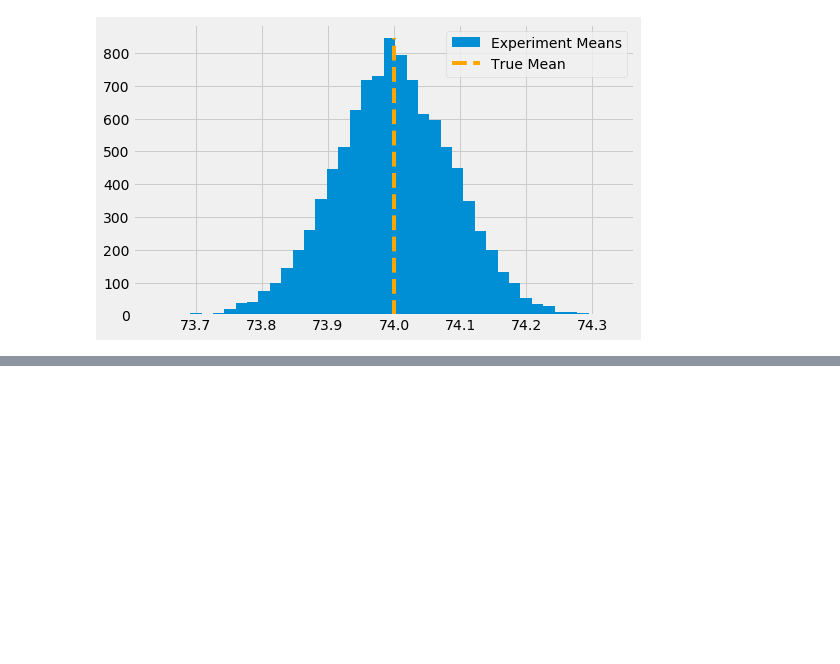
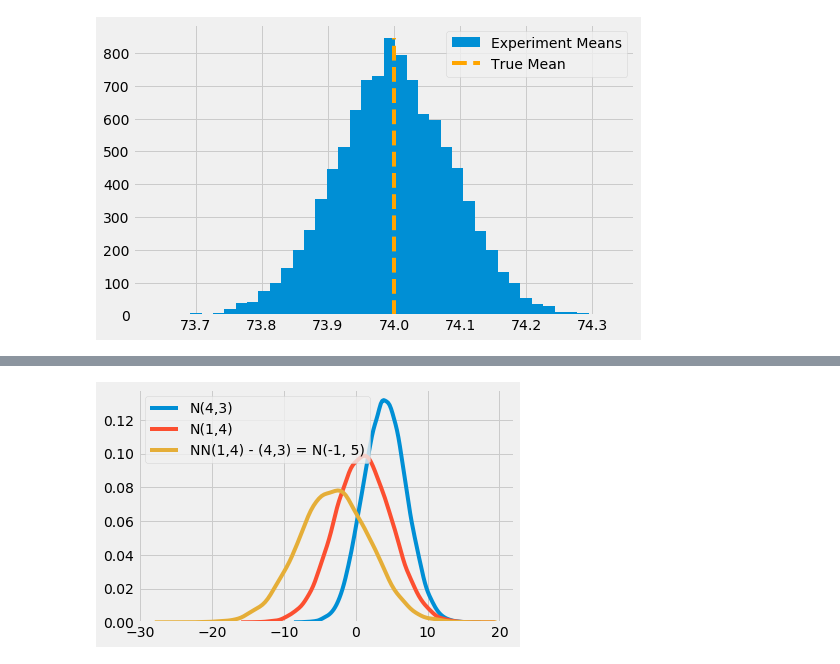
Before and after one commit to xieliaing/CausalInferenceIntro, a Jupyter notebook: chapters/03 第三章 统计学回顾：最危险的公式.ipynb, the cells around one changed output, grey strips where cells are left out. Saved outputs shown, nothing was run; the diff lists cells and outputs as text; code cells hidden in the pictures; blank space fills up the shorter version.

```diff
--- a/chapters/03 第三章 统计学回顾：最危险的公式.ipynb
+++ b/chapters/03 第三章 统计学回顾：最危险的公式.ipynb
@@ -149,0 +228,12 @@ plt.legend();
+# %%
+np.random.seed(123)
+n1 = np.random.normal(4, 3, 30000)
+n2 = np.random.normal(1, 4, 30000)
+n_diff = n2 - n1
+sns.distplot(n1, hist=False, label="N(4,3)")
+sns.distplot(n2, hist=False, label="N(1,4)")
+sns.distplot(n_diff, hist=False, label=f"NN(1,4) - (4,3) = N(-1, 5)")
+plt.legend()
+plt.show()
+# %% [output]
+[figure, added]
```
Also changed, not shown: parts of 25 cells of this notebook.
